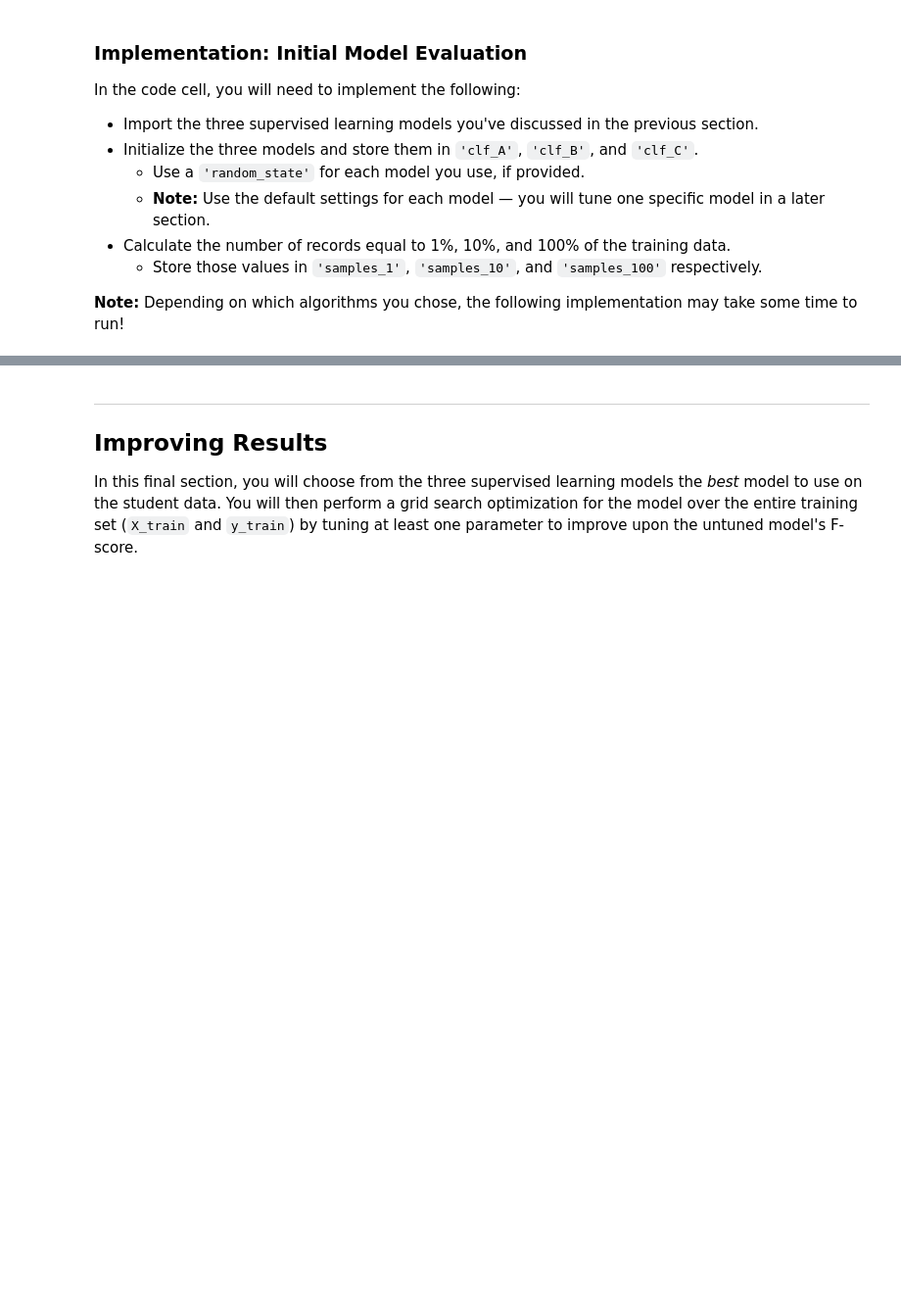
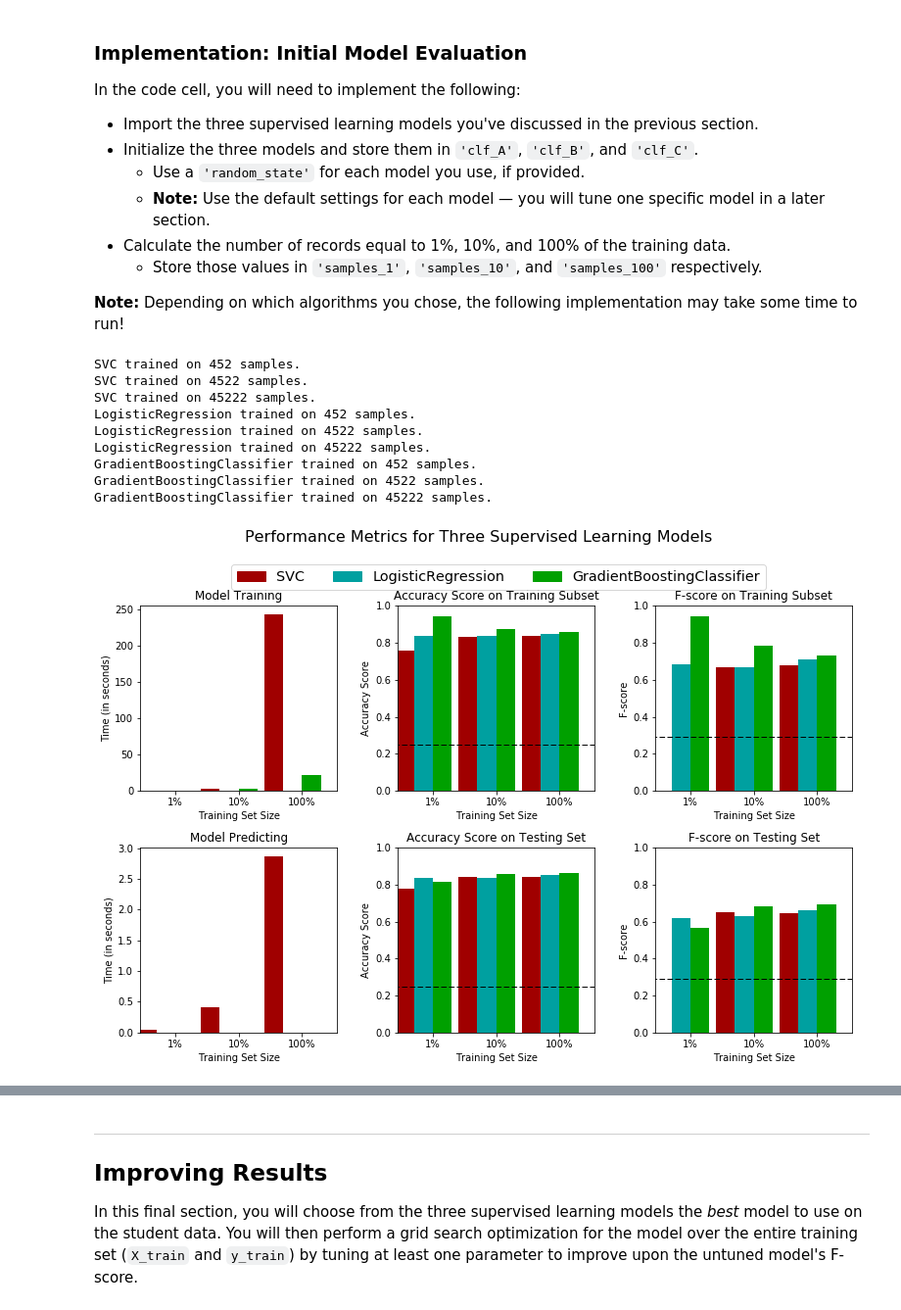
Before and after one commit to wertu234/machine-learning, a Jupyter notebook: projects/finding_donors/finding_donors.ipynb, the cells around one changed output, grey strips where cells are left out. Shown at 98% size. Cells and saved outputs as stored; diff of their text form; code cells hidden in the pictures; blank space fills up the shorter version.

```diff
--- a/projects/finding_donors/finding_donors.ipynb
+++ b/projects/finding_donors/finding_donors.ipynb
@@ -210,6 +284,9 @@ In the code block below, you will need to implement the following:
    - Make sure that you set the `beta` parameter!
 # %%
 # TODO: Import two metrics from sklearn - fbeta_score and accuracy_score
+
+from sklearn.metrics import fbeta_score
+from sklearn.metrics import accuracy_score
 
 def train_predict(learner, sample_size, X_train, y_train, X_test, y_test):
     '''
@@ -226,36 +303,36 @@ def train_predict(learner, sample_size, X_train, y_train, X_test, y_test):
 
     # TODO: Fit the learner to the training data using slicing with 'sample_size'
     start = time() # Get start time
-    learner = None
+    learner.fit(X_train.iloc[:sample_size, :], y_train.iloc[:sample_size])
     end = time() # Get end time
 
     # TODO: Calculate the training time
-    results['train_time'] = None
+    results['train_time'] = end - start
 
     # TODO: Get the predictions on the test set,
     #       then get predictions on the first 300 training samples
     start = time() # Get start time
-    predictions_test = None
-    predictions_train = None
+    predictions_test = learner.predict(X_test.iloc[:300,:])
+    predictions_train = learner.predict(X_train.iloc[:300,:])
     end = time() # Get end time
 
     # TODO: Calculate the total prediction time
-    results['pred_time'] = None
+    results['pred_time'] = end - start
 
     # TODO: Compute accuracy on the first 300 training samples
-    results['acc_train'] = None
+    results['acc_train'] = accuracy_score(y_train.iloc[:300], predictions_train[:300])
 
     # TODO: Compute accuracy on test set
-    results['acc_test'] = None
+    results['acc_test'] = accuracy_score(y_test.iloc[:300], predictions_test[:300])
 
     # TODO: Compute F-score on the the first 300 training samples
-    results['f_train'] = None
+    results['f_train'] = fbeta_score(y_train.iloc[:300], predictions_train[:300], beta = 0.5)
 
     # TODO: Compute F-score on the test set
-    results['f_test'] = None
+    results['f_test'] = fbeta_score(y_test.iloc[:300], predictions_test[:300], beta = 0.5)
 
     # Success
-    print "{} trained on {} samples.".format(learner.__class__.__name__, sample_size)
+    print("{} trained on {} samples.".format(learner.__class__.__name__, sample_size))
 
     # Return the results
     return results
@@ -273,24 +350,41 @@ In the code cell, you will need to implement the following:
 # %%
 # TODO: Import the three supervised learning models from sklearn
 
+
 # TODO: Initialize the three models
-clf_A = None
-clf_B = None
-clf_C = None
+from sklearn.svm import SVC
+from sklearn.linear_model import LogisticRegression
+from sklearn.ensemble import GradientBoostingClassifier
+# TODO: Initialize the three models
+clf_A = SVC(random_state = 123)
+clf_B = LogisticRegression(random_state = 123)
+clf_C = GradientBoostingClassifier(random_state = 123)
+
 
 # TODO: Calculate the number of samples for 1%, 10%, and 100% of the training data
-samples_1 = None
-samples_10 = None
-samples_100 = None
+samples_1 = int(0.01 * n_records)
+samples_10 = int(0.1 * n_records)
+samples_100 = n_records
 
 # Collect results on the learners
 results = {}
 for clf in [clf_A, clf_B, clf_C]:
     clf_name = clf.__class__.__name__
     results[clf_name] = {}
     for i, samples in enumerate([samples_1, samples_10, samples_100]):
         results[clf_name][i] = \
         train_predict(clf, samples, X_train, y_train, X_test, y_test)
 
 # Run metrics visualization for the three supervised learning models chosen
 vs.evaluate(results, accuracy, fscore)
+# %% [output]
+SVC trained on 452 samples.
+SVC trained on 4522 samples.
+SVC trained on 45222 samples.
+LogisticRegression trained on 452 samples.
+LogisticRegression trained on 4522 samples.
+LogisticRegression trained on 45222 samples.
+GradientBoostingClassifier trained on 452 samples.
+GradientBoostingClassifier trained on 4522 samples.
+GradientBoostingClassifier trained on 45222 samples.
+[figure, added]
```
Also changed, not shown: parts of 11 cells of this notebook, 2 other files.
